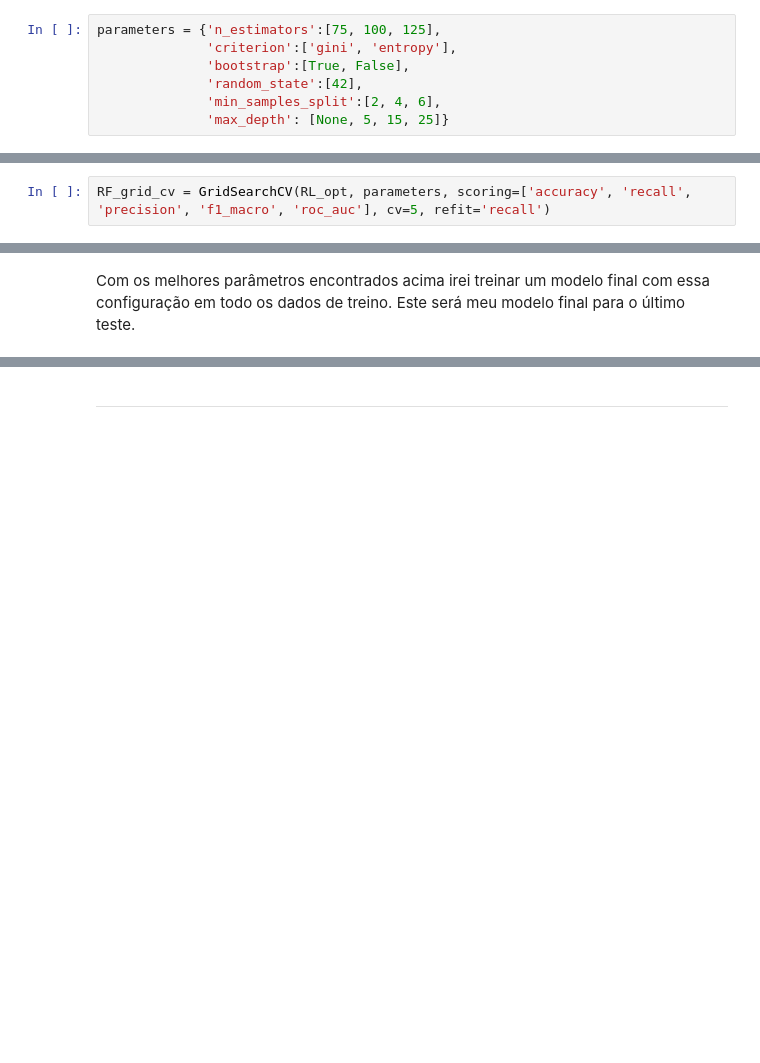
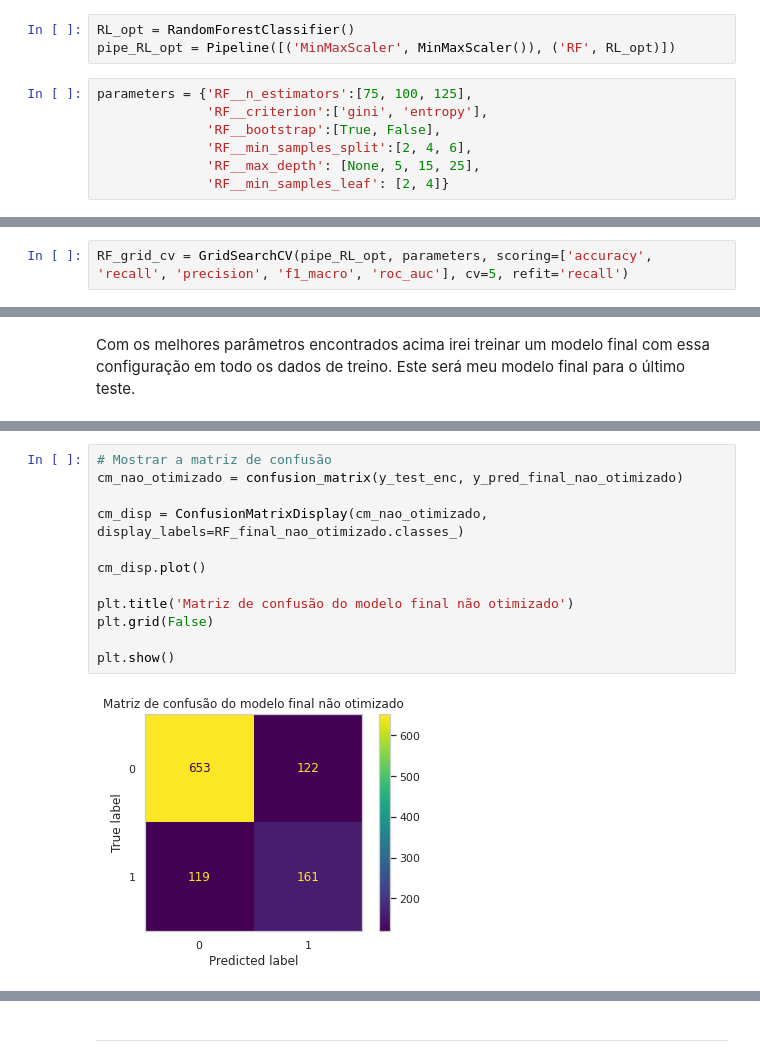
Before and after one commit to andre-almd/Alura_Challenge_Data_Science, a Jupyter notebook: Semana 03 - Modelos de Machine Learning/Challenge_Alura_Voz_Semana_3.ipynb, the cells around one changed output, grey strips where cells are left out. Cells and saved outputs as stored; diff of their text form; blank space fills up the shorter version.

```diff
--- a/Semana 03 - Modelos de Machine Learning/Challenge_Alura_Voz_Semana_3.ipynb
+++ b/Semana 03 - Modelos de Machine Learning/Challenge_Alura_Voz_Semana_3.ipynb
@@ -1063,10 +1106,13 @@ Espero um bom resultado! :)
 Irei usar o [GridSearchCV](https://scikit-learn.org/stable/modules/generated/sklearn.model_selection.GridSearchCV.html#sklearn.model_selection.GridSearchCV) para otimizar o modelo de Random Forest.
 # %%
 from sklearn.model_selection import GridSearchCV
+# %%
+RL_opt = RandomForestClassifier()
+pipe_RL_opt = Pipeline([('MinMaxScaler', MinMaxScaler()), ('RF', RL_opt)])
 # %%
-parameters = {'n_estimators':[75, 100, 125],
-              'criterion':['gini', 'entropy'],
-              'bootstrap':[True, False],
-              'random_state':[42],
-              'min_samples_split':[2, 4, 6],
-              'max_depth': [None, 5, 15, 25]}
+parameters = {'RF__n_estimators':[75, 100, 125],
+              'RF__criterion':['gini', 'entropy'],
+              'RF__bootstrap':[True, False],
+              'RF__min_samples_split':[2, 4, 6],
+              'RF__max_depth': [None, 5, 15, 25],
+              'RF__min_samples_leaf': [2, 4]}
@@ -1075,5 +1119,5 @@ RL_opt = RandomForestClassifier()
 # %%
-RF_grid_cv = GridSearchCV(RL_opt, parameters, scoring=['accuracy', 'recall', 'precision', 'f1_macro', 'roc_auc'], cv=5, refit='recall')
+RF_grid_cv = GridSearchCV(pipe_RL_opt, parameters, scoring=['accuracy', 'recall', 'precision', 'f1_macro', 'roc_auc'], cv=5, refit='recall')
 # %%
 RF_grid_cv.fit(X_train_ros_best, y_train_ros_best)
 # %% [output]
@@ -1099,0 +1160,14 @@ Com os melhores parâmetros encontrados acima irei treinar um modelo final com e
+# %%
+# Mostrar a matriz de confusão
+cm_nao_otimizado = confusion_matrix(y_test_enc, y_pred_final_nao_otimizado)
+
+cm_disp = ConfusionMatrixDisplay(cm_nao_otimizado, display_labels=RF_final_nao_otimizado.classes_)
+
+cm_disp.plot()
+
+plt.title('Matriz de confusão do modelo final não otimizado')
+plt.grid(False)
+
+plt.show()
+# %% [output]
+[figure, added]
```
Also changed, not shown: parts of 63 cells of this notebook, 2 other files.
